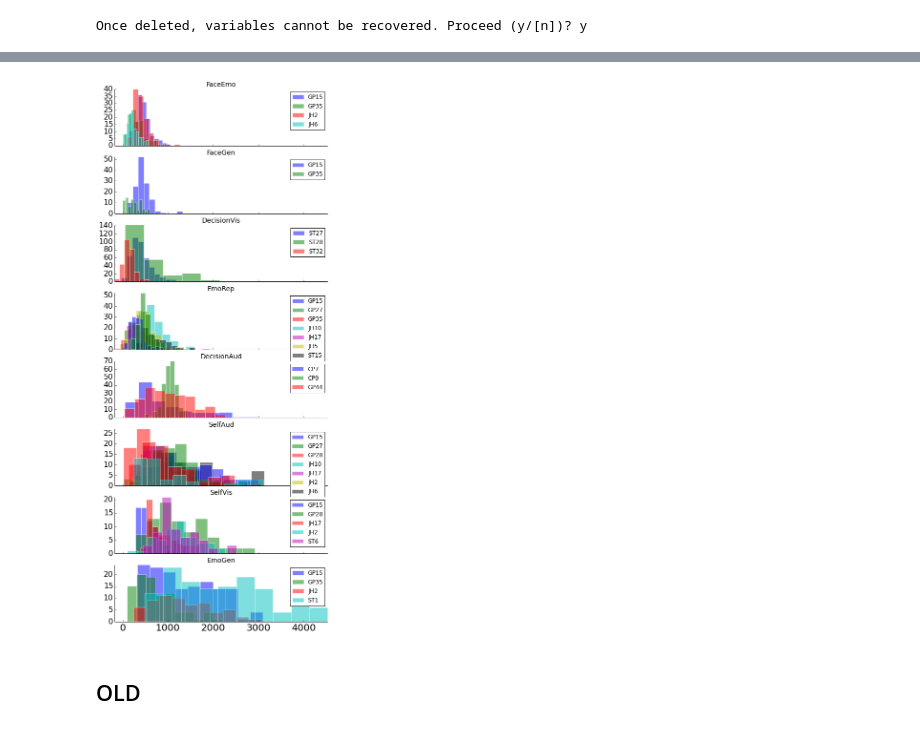
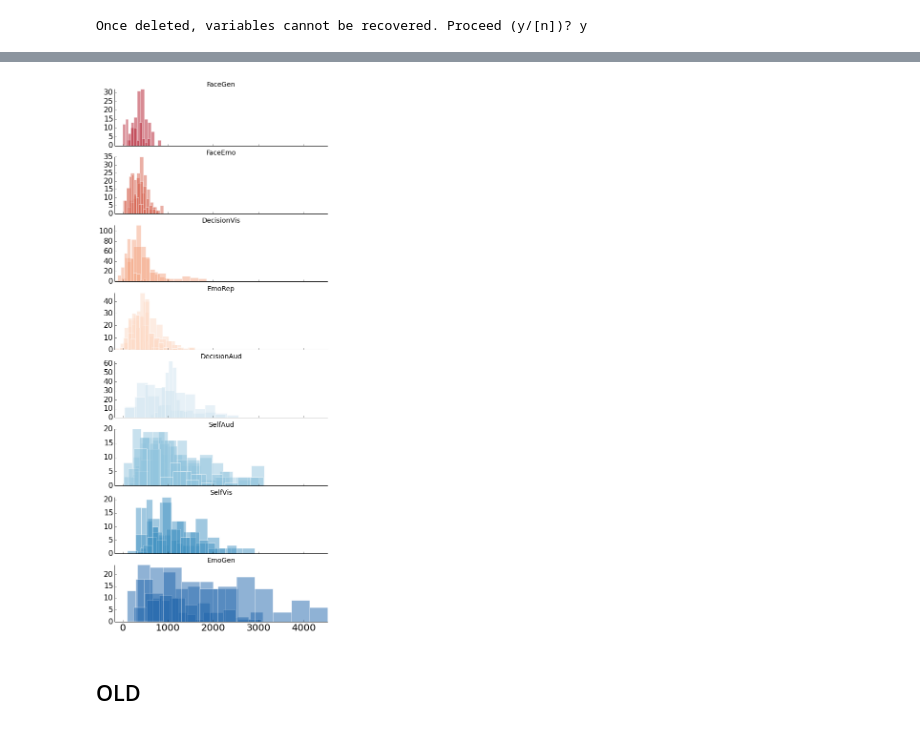
Before and after one commit to matarhaller/ECOGpy, a Jupyter notebook: RThists.ipynb, the cells around one changed output, grey strips where cells are left out. Drawn from its saved outputs; the diff is of its cells as text; code cells hidden in the pictures.

```diff
--- a/RThists.ipynb
+++ b/RThists.ipynb
@@ -197,7 +191,7 @@ fig, ax = plt.subplots(8,sharex=True, figsize = (8, 20),subplot_kw=dict(axisbg='
 plt.tight_layout
 
 for i, t in enumerate(tmp.index):
-    ax[i].set_title(t, fontsize = 14)
+    ax[i].set_title(t, fontsize = 20)
     ax[i].patch.set_facecolor('white')
 
     ax[i].autoscale(tight=True)
@@ -210,8 +204,8 @@ for i, task in enumerate(tmp.index): #ordered by increasing mean
     data = dfall.loc[dfall['task'] == task].dropna()
 
     for s in data.groupby('subj'):
-        s[1]['RTs'].hist(ax = ax[i], color = set2[i], alpha = 0.5, grid = False, xlabelsize= 20, ylabelsize = 16, edgecolor = 'white')
-        #x = s[1]['RTs'].hist(ax = ax[i], alpha = 0.5, grid = False, xlabelsize= 20, ylabelsize = 16, edgecolor = 'white', label = s[0])
+        #s[1]['RTs'].hist(ax = ax[i], color = set2[i], alpha = 0.5, grid = False, xlabelsize= 20, ylabelsize = 16, edgecolor = 'white')
+        x = s[1]['RTs'].hist(ax = ax[i], alpha = 0.5, grid = False, xlabelsize= 20, ylabelsize = 16, edgecolor = 'white', label = s[0])
         #x.legend()
-plt.savefig(os.path.join(SJdir, 'PCA', 'RT_hists.png'))
+plt.savefig(os.path.join(SJdir, 'PCA', 'figs_for_Bob','RT_hists_alpha.png'))
 # %% [output]
@@ -240,0 +233,3 @@ stim_dur_dict = {'DecisionVis':500, 'DecisionAud':600, 'FaceEmo': 300, 'FaceGen'
+# %%
+tmp = dfall.groupby('task').mean().sort('RTs')
+tmp['RTs']
@@ -241,4 +247,5 @@ stim_dur_dict = {'DecisionVis':500, 'DecisionAud':600, 'FaceEmo': 300, 'FaceGen'
 # %%
+stim_dur_dict = {'DecisionAud':600, 'DecisionVis':500, 'FaceEmo':300, 'FaceGen':300, 'SelfVis':400}
 dfall = pd.DataFrame()
 df = pd.DataFrame()
 for x in reconlist.values:
@@ -249,14 +256,10 @@ for x in reconlist.values:
 
     subj, task = subj_task.split('_')
 
-    #load stimulus duration for auditory tasks with variable durations
-    if (task == 'SelfAud') | (task == 'EmoRep') | (task == 'EmoGen'):
-        filename = os.path.join(SJdir, 'Subjs', subj, task, 'stim_dur.mat')
-        data_dict = loadmat.loadmat(filename)
-        stim_dur_dict.update({task : data_dict['stim_dur']})
-
     #load onsets_stim and onsets_resp
     filenames = glob.glob(os.path.join(SJdir, 'Subjs', subj, task, 'onsets*.mat'))
+
+    data_dict = dict()
     for f in filenames:
         data_dict.update(loadmat.loadmat(f))
 
@@ -272,10 +275,24 @@ for x in reconlist.values:
     onsets_resp = tmp[idx_resp]
     onsets_stim = tmp[idx_stim]
 
+    RTs = onsets_resp - onsets_stim
+    goodidx = (RTs > (RTs.mean() - 3 * RTs.std())) & (RTs < RTs.mean() + 3 * RTs.std())
+    onsets_resp = onsets_resp[goodidx]
+    onsets_stim = onsets_stim[goodidx]
+
     onsets_resp = onsets_resp/srate*1000
     onsets_stim = onsets_stim/srate*1000
 
-    RT_offsets = onsets_resp - (onsets_stim + stim_dur_dict[task])
+    #load stimulus duration for auditory tasks with variable durations
+    if (task == 'SelfAud') | (task == 'EmoRep') | (task == 'EmoGen'):
+        filename = os.path.join(SJdir, 'Subjs', subj, task, 'stim_dur.mat')
+        data_dict = loadmat.loadmat(filename)
+        stim_dur = data_dict['stim_dur']
+        stim_dur = stim_dur[goodidx]
+    else:
+        stim_dur = np.tile(stim_dur_dict[task], onsets_stim.size)
+
+    RT_offsets = onsets_resp - (onsets_stim + stim_dur)
 
     df = pd.DataFrame({'subj': np.tile(subj, RT_offsets.shape), 'task':np.tile(task, RT_offsets.shape), 'RTs':RT_offsets})
     dfall = dfall.append(df)
@@ -328,34 +360,34 @@ plt.savefig(os.path.join(SJdir, 'PCA', 'RT_hist_DecisionVis.png'))
 # %%
 tmp = dfall.groupby('task').mean().sort('RTs')
 tmp.index
 
 set2 = brewer2mpl.get_map('RdBu', 'Diverging', 8).mpl_colors
 fig, ax = plt.subplots(8,sharex=True, figsize = (8, 20),subplot_kw=dict(axisbg='#EEEEEE'))
 plt.tight_layout
 
 for i, t in enumerate(tmp.index):
     ax[i].set_title(t, fontsize = 14)
     #ax[i].set_frame_on(False)
     ax[i].patch.set_facecolor('white')
 
     ax[i].autoscale(tight=True)
     ax[i].spines['top'].set_visible(False)
     ax[i].spines['right'].set_visible(False)
     ax[i].get_xaxis().tick_bottom()
     ax[i].get_yaxis().tick_left()
 
 for i, task in enumerate(tmp.index): #ordered by increasing mean
     data = dfall.loc[dfall['task'] == task].dropna()
 
     for s in data.groupby('subj'):
-        #s[1]['RTs'].hist(ax = ax[i], color = set2[i], alpha = 0.5, grid = False, xlabelsize= 20, ylabelsize = 16, edgecolor = 'white')
-        x = s[1]['RTs'].hist(ax = ax[i], alpha = 0.5, grid = False, xlabelsize = 20, ylabelsize = 16, edgecolor = 'white', label = s[0])
-        x.legend()
+        s[1]['RTs'].hist(ax = ax[i], color = set2[i], alpha = 0.5, grid = False, xlabelsize= 20, ylabelsize = 16, edgecolor = 'white')
+        #x = s[1]['RTs'].hist(ax = ax[i], alpha = 0.5, grid = False, xlabelsize = 20, ylabelsize = 16, edgecolor = 'white', label = s[0])
+        #x.legend()
 
 
-plt.savefig(os.path.join(SJdir, 'PCA', 'RT_offsets_hists_alpha.png'))
+plt.savefig(os.path.join(SJdir, 'PCA', 'RT_offsets_hists.png'))
 # %% [output]
-[figure, old version]
+[figure, new version]
 # %% [markdown]
 ## OLD
 # %%
```
Also changed, not shown: parts of 14 cells of this notebook, 15 other files.
